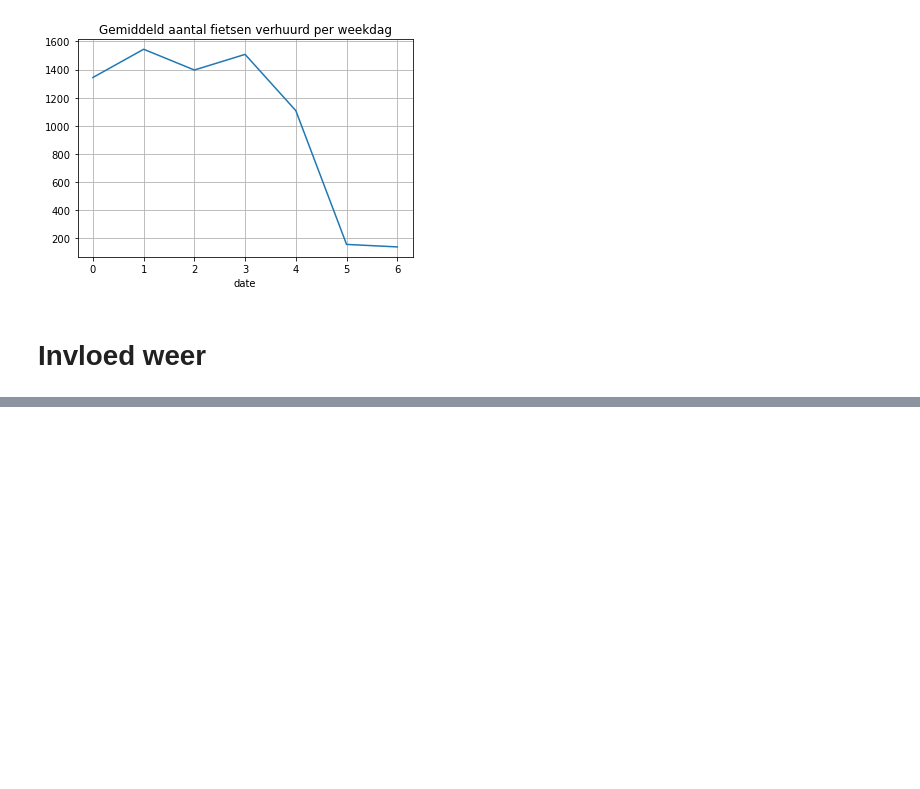
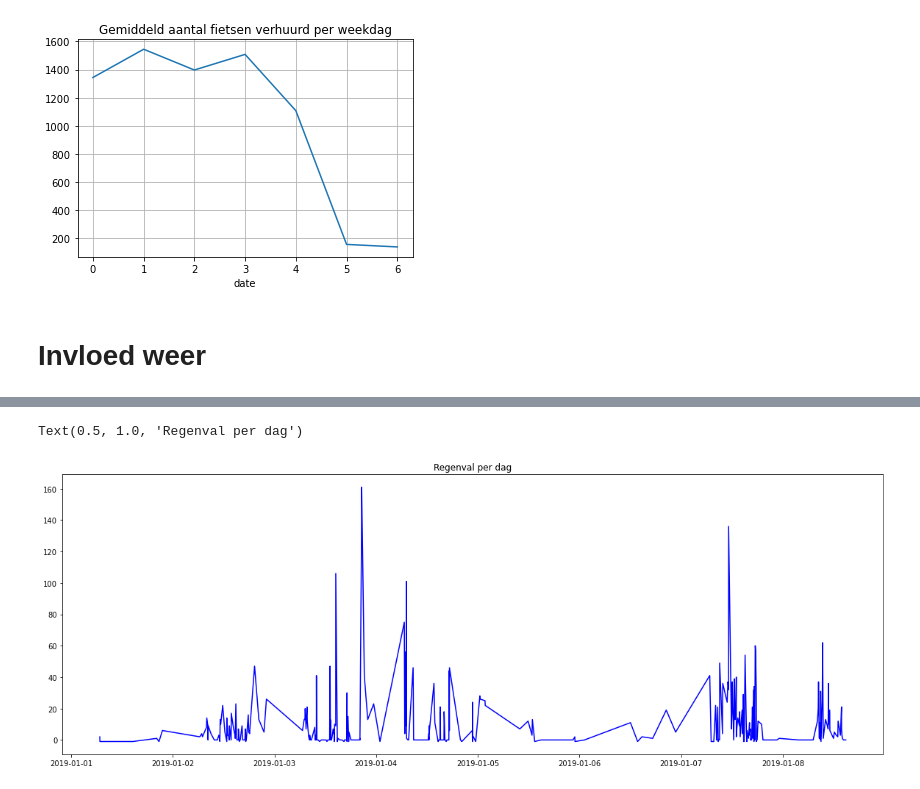
Before and after one commit to LucasVanWijk/Distributed-Processing-1, a Jupyter notebook: assignment_1/flickbike_data_exploration.ipynb, the cells around one changed output, grey strips where cells are left out. Drawn from its saved outputs; the diff is of its cells as text; code cells hidden in the pictures; blank space fills up the shorter version.

```diff
--- a/assignment_1/flickbike_data_exploration.ipynb
+++ b/assignment_1/flickbike_data_exploration.ipynb
@@ -97,0 +123,7 @@ df_weather.head()
+# %%
+plt.figure(figsize=[20,7])
+plt.plot(df_weather.date, df_weather.rain_sum, color='blue', label='Regensom')
+plt.title("Regenval per dag")
+# %% [output]
+Text(0.5, 1.0, 'Regenval per dag')
+[figure, added]
```
Also changed, not shown: parts of 9 cells of this notebook, 2 other files.
